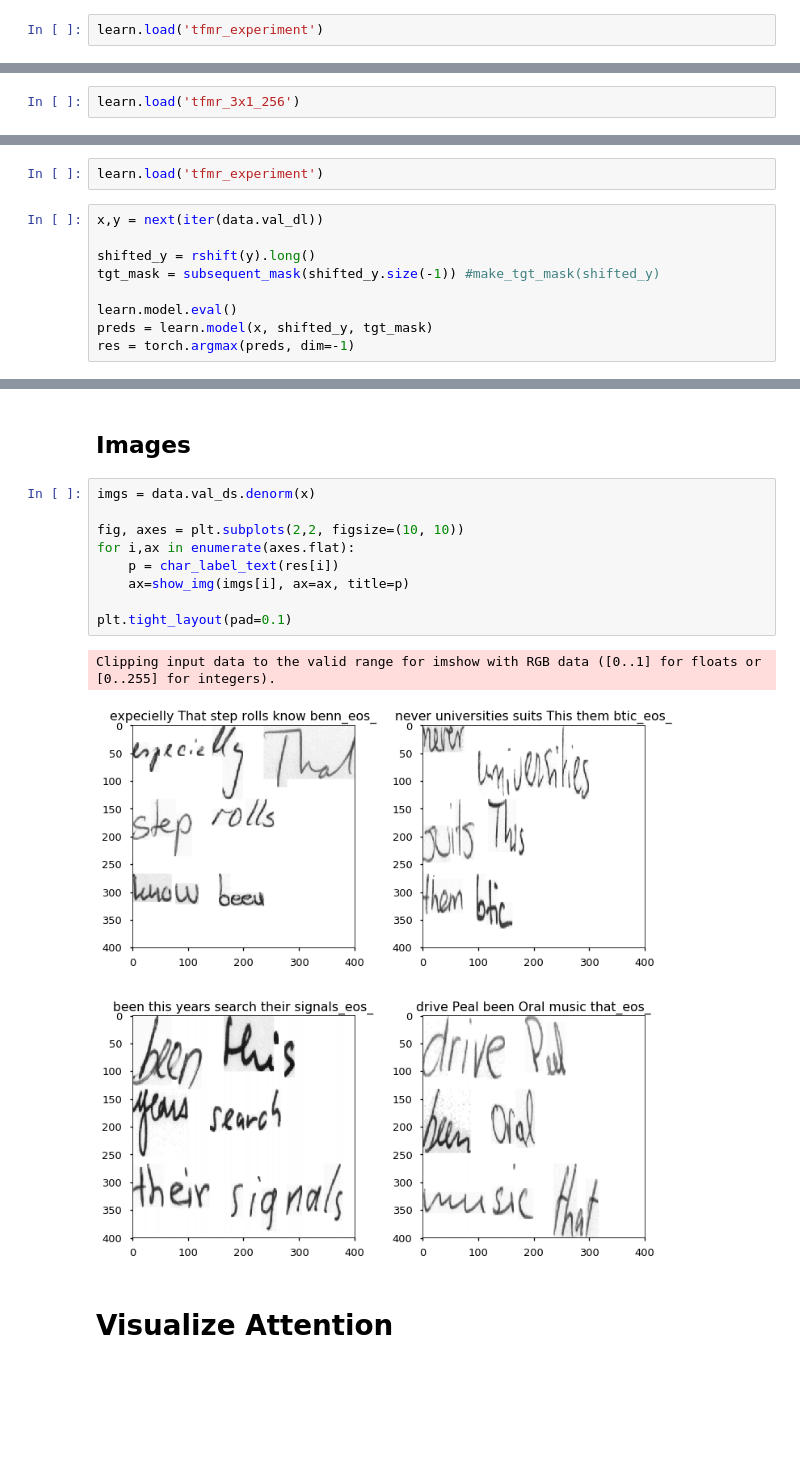
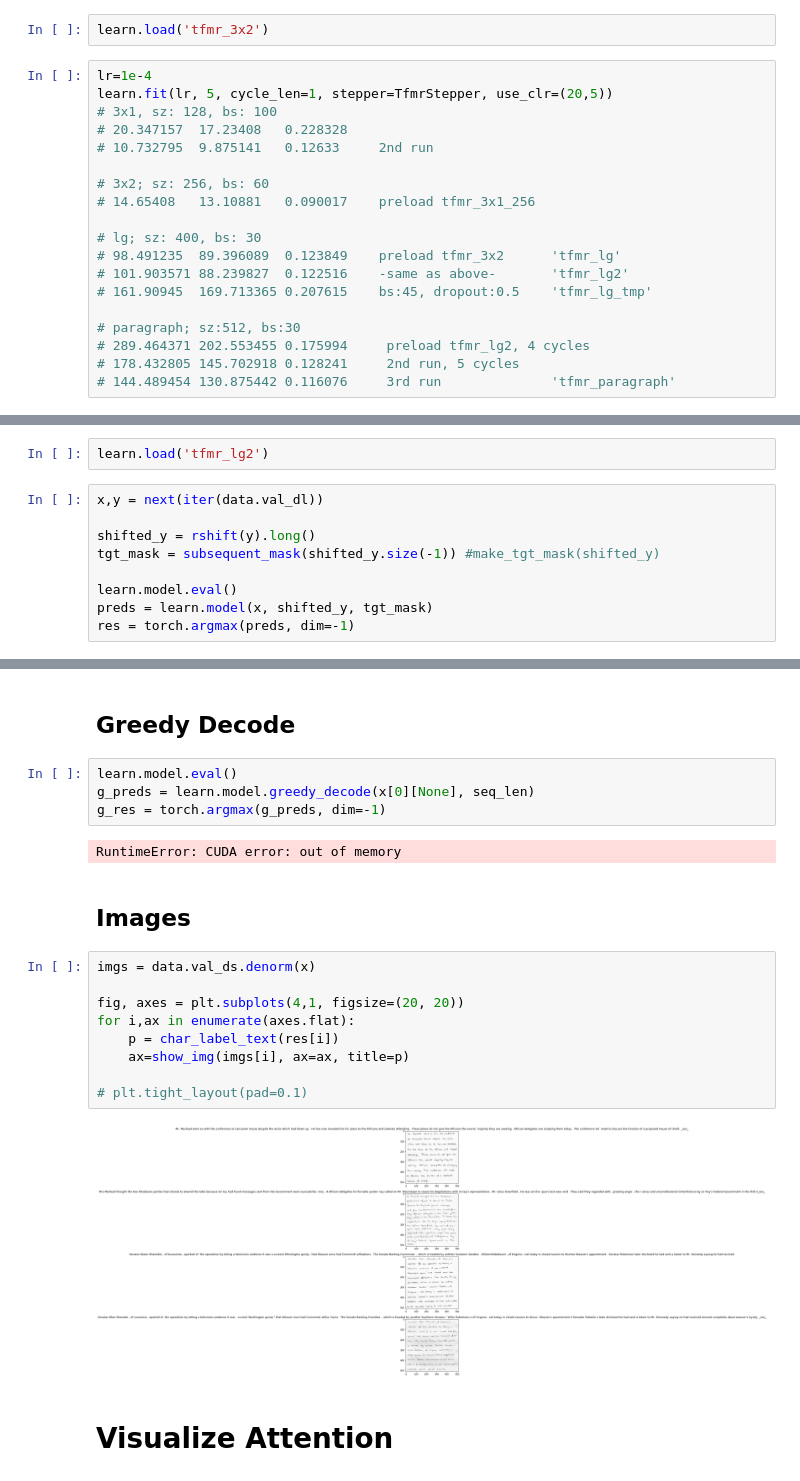
Before and after one commit to ahs8w/fastai, a Jupyter notebook: projects/OCR-Transformer.ipynb, the cells around one changed output, grey strips where cells are left out. Saved outputs shown, nothing was run; the diff lists cells and outputs as text; blank space fills up the shorter version.

```diff
--- a/projects/OCR-Transformer.ipynb
+++ b/projects/OCR-Transformer.ipynb
@@ -666,2 +640,21 @@ learn.save('tfmr_experiment')
 # %%
-learn.load('tfmr_experiment')
+learn.load('tfmr_3x2')
+# %%
+lr=1e-4
+learn.fit(lr, 5, cycle_len=1, stepper=TfmrStepper, use_clr=(20,5))
+# 3x1, sz: 128, bs: 100
+# 20.347157  17.23408   0.228328
+# 10.732795  9.875141   0.12633     2nd run
+
+# 3x2; sz: 256, bs: 60
+# 14.65408   13.10881   0.090017    preload tfmr_3x1_256
+
+# lg; sz: 400, bs: 30
+# 98.491235  89.396089  0.123849    preload tfmr_3x2      'tfmr_lg'
+# 101.903571 88.239827  0.122516    -same as above-       'tfmr_lg2'
+# 161.90945  169.713365 0.207615    bs:45, dropout:0.5    'tfmr_lg_tmp'
+
+# paragraph; sz:512, bs:30
+# 289.464371 202.553455 0.175994     preload tfmr_lg2, 4 cycles
+# 178.432805 145.702918 0.128241     2nd run, 5 cycles
+# 144.489454 130.875442 0.116076     3rd run              'tfmr_paragraph'
@@ -680,5 +678,3 @@ learn.sched.plot(n_skip=0, n_skip_end=2)
-# %%
-learn.load('tfmr_3x1_256')
 # %%
 lr=1e-4
 learn.fit(lr, 5, cycle_len=1, stepper=TfmrStepper, use_clr=(20,5))
@@ -705,7 +702,7 @@ learn.save('tfmr_3x2')
 # %% [markdown]
 # Results
 # %%
-learn.load('tfmr_experiment')
+learn.load('tfmr_lg2')
 # %%
 x,y = next(iter(data.val_dl))
 
@@ -728,17 +723,24 @@ char_error_rate(preds, y)
+# %% [markdown]
+## Greedy Decode
+# %%
+learn.model.eval()
+g_preds = learn.model.greedy_decode(x[0][None], seq_len)
+g_res = torch.argmax(g_preds, dim=-1)
+# %% [output]
+RuntimeError: CUDA error: out of memory
 # %% [markdown]
 ## Images
 # %%
 imgs = data.val_ds.denorm(x)
 
-fig, axes = plt.subplots(2,2, figsize=(10, 10))
+fig, axes = plt.subplots(4,1, figsize=(20, 20))
 for i,ax in enumerate(axes.flat):
     p = char_label_text(res[i])
     ax=show_img(imgs[i], ax=ax, title=p)
 
-plt.tight_layout(pad=0.1)
+# plt.tight_layout(pad=0.1)
 # %% [output]
-Clipping input data to the valid range for imshow with RGB data ([0..1] for floats or [0..255] for integers).
-[figure, old version]
+[figure, new version]
 # %% [markdown]
 # Visualize Attention
 # %%
```
Also changed, not shown: parts of 42 cells of this notebook.
